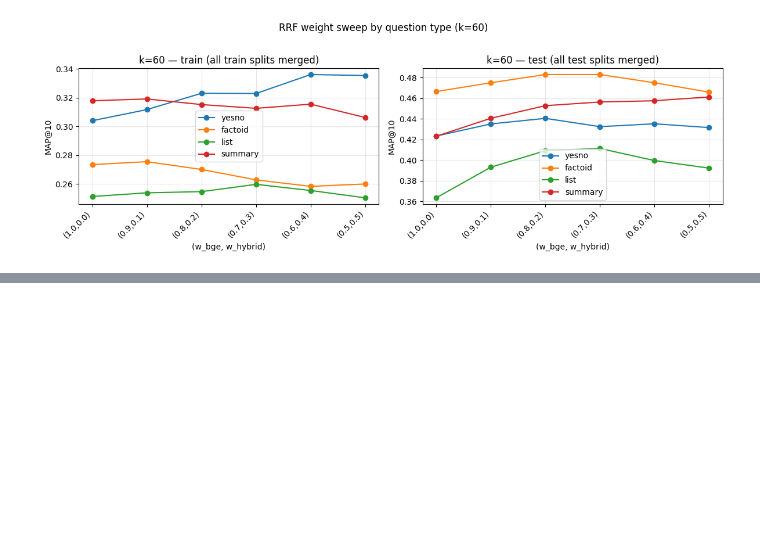
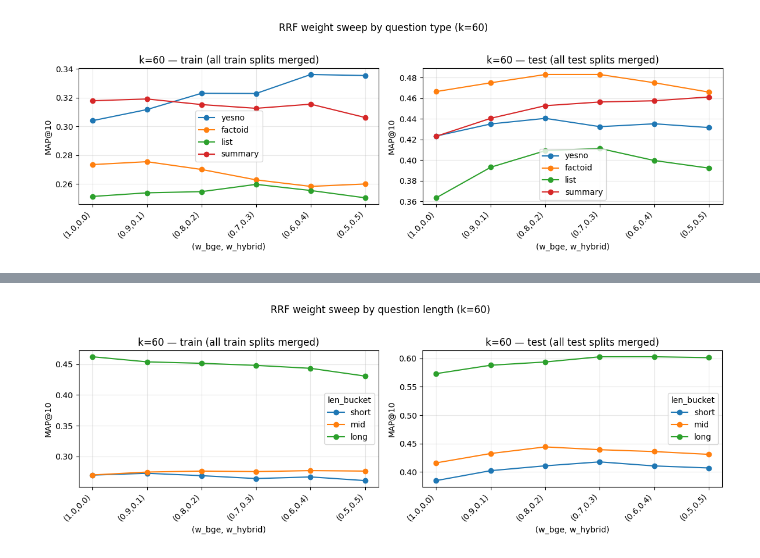
Before and after one commit to fulaibaowang/BioASQ, a Jupyter notebook: notebooks/analyze_workflow_results.ipynb, the cells around one changed output, grey strips where cells are left out. Drawn from its saved outputs; the diff is of its cells as text; code cells hidden in the pictures; blank space fills up the shorter version.

Commit message:
question length

```diff
--- a/notebooks/analyze_workflow_results.ipynb
+++ b/notebooks/analyze_workflow_results.ipynb
@@ -1437,0 +1453,89 @@ MAP@10 by (role, question type, weight); k=60, train and test merged separately
+# %%
+# RRF weight sweep by question length (short/mid/long), k=60, train vs test
+# Reuses `pq` from the previous RRF-by-type exploration; if missing, print a hint.
+
+if "pq" not in globals() or pq.empty:
+    print("No per-query RRF table `pq` found. Run the previous RRF-by-type exploration cell first.")
+else:
+    import re
+
+    # Build length metadata: qid -> len_words per (dataset, split)
+    def _len_bucket(n: int) -> str:
+        if n <= 6:
+            return "short"
+        if n <= 14:
+            return "mid"
+        return "long"
+
+    len_map = {}
+    for name in SELECTED_DATASETS:
+        txt_by_split = question_text_by_dataset.get(name, {})
+        for split, q2text in txt_by_split.items():
+            for qid, body in q2text.items():
+                tokens = re.findall(r"\w+", body or "")
+                len_map[(name, split, str(qid))] = len(tokens)
+
+    # Attach len_bucket to pq
+    def _lookup_len(row):
+        return len_map.get((row["dataset"], row["split"], str(row["qid"])), None)
+
+    pq_len = pq.copy()
+    pq_len["len_words"] = pq_len.apply(_lookup_len, axis=1)
+    pq_len = pq_len.dropna(subset=["len_words"]).copy()
+    pq_len["len_words"] = pq_len["len_words"].astype(int)
+    pq_len["len_bucket"] = pq_len["len_words"].apply(_len_bucket)
+
+    # Aggregate: MAP@10 per (role, len_bucket, w_bge, w_hybrid)
+    by_len = pq_len.groupby(["role", "len_bucket", "w_bge", "w_hybrid"], as_index=False).agg(
+        MAP10=("AP@10", "mean"),
+        n=("AP@10", "count"),
+    )
+    by_len["weight_label"] = by_len.apply(
+        lambda r: f"({r['w_bge']:.1f},{r['w_hybrid']:.1f})", axis=1
+    )
+
+    weight_order = [f"({w[0]:.1f},{w[1]:.1f})" for w in RRF_WEIGHTS_SWEEP]
+    len_order = ["short", "mid", "long"]
+
+    print("MAP@10 by (role, length bucket, weight); k=60, train and test merged separately")
+    display(
+        by_len.pivot_table(
+            index=["role", "len_bucket"],
+            columns="weight_label",
+            values="MAP10",
+            aggfunc="first",
+        ).reindex(index=pd.MultiIndex.from_product([
+            ["train", "test"], len_order
+        ], names=["role", "len_bucket"]), columns=weight_order)
+    )
+
+    # Plot: two panels (Train, Test), x = weight, y = MAP@10, lines = length buckets
+    fig, axes = plt.subplots(1, 2, figsize=(12, 4))
+    colors = {"short": "C0", "mid": "C1", "long": "C2"}
+    for ax, role in zip(axes, ["train", "test"]):
+        sub = by_len[by_len["role"] == role]
+        if sub.empty:
+            ax.set_title(f"{role} (no data)")
+            continue
+        for lb in len_order:
+            row = sub[sub["len_bucket"] == lb].set_index("weight_label").reindex(weight_order)
+            if row["MAP10"].notna().any():
+                ax.plot(
+                    range(len(weight_order)),
+                    row["MAP10"].values,
+                    marker="o",
+                    label=lb,
+                    color=colors.get(lb, "gray"),
+                    markersize=6,
+                )
+        ax.set_xticks(range(len(weight_order)))
+        ax.set_xticklabels(weight_order, rotation=45, ha="right")
+        ax.set_ylabel("MAP@10")
+        ax.set_xlabel("(w_bge, w_hybrid)")
+        ax.set_title(f"k=60 — {role} (all {role} splits merged)")
+        ax.legend(title="len_bucket")
+        ax.grid(True, alpha=0.3)
+    plt.suptitle("RRF weight sweep by question length (k=60)", y=1.02)
+    plt.tight_layout()
+    plt.show()
+# %% [output]
@@ -1437,0 +1551 @@ MAP@10 by (role, question type, weight); k=60, train and test merged separately
+[figure, added]
```
Also changed, not shown: parts of 2 cells of this notebook, 1 other file.
